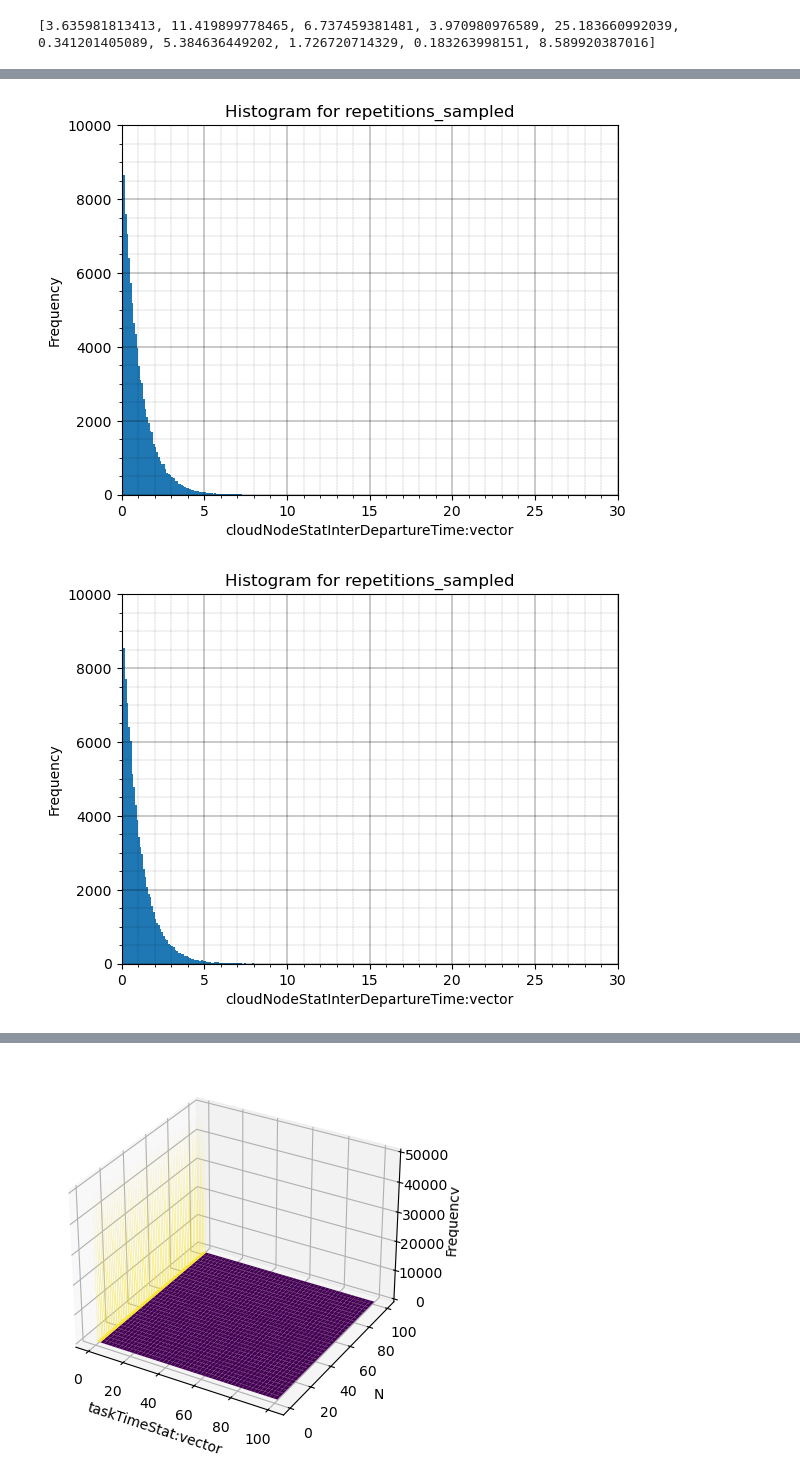
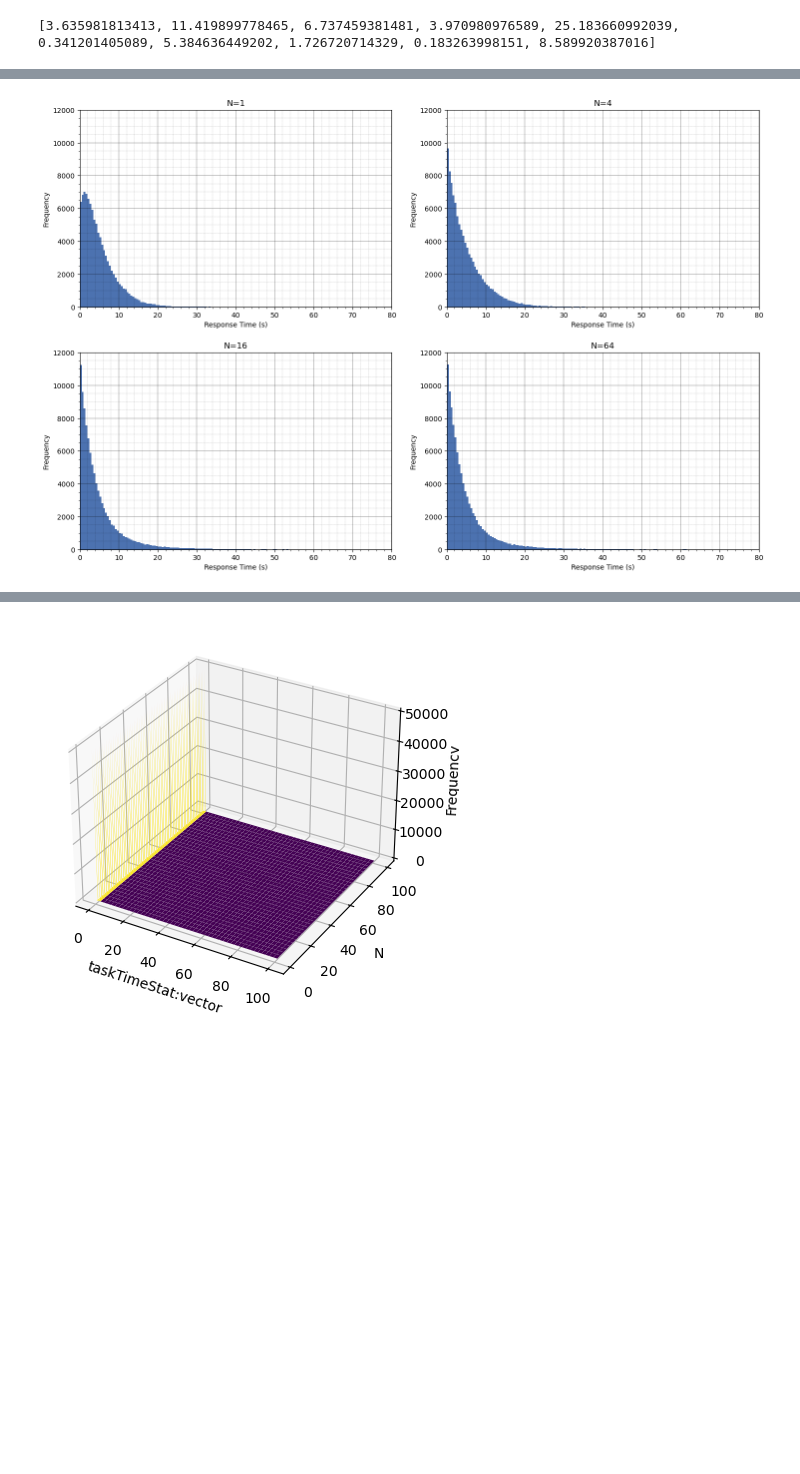
Before and after one commit to AlessandroDeMedici/pe-project, a Jupyter notebook: jupyter/Data_analysis.ipynb, the cells around one changed output, grey strips where cells are left out. Saved outputs shown, nothing was run; the diff lists cells and outputs as text; code cells hidden in the pictures; blank space fills up the shorter version.

Commit message:
:chart_with_upwards_trend: Script per grafici stabilità e nuovi range nel .ini

```diff
--- a/jupyter/Data_analysis.ipynb
+++ b/jupyter/Data_analysis.ipynb
@@ -12,7 +12,7 @@ if len(sys.argv) != 3 and 0:
     print('Usage: python autocorrelation.py <json_file> <stat>')
     sys.exit(1)
 
-json_file = "../simulations/results/DataAnalysis_p_0.5_interDeparture.json" # sys.argv[1]
+json_file = "../simulations/results/DataAnalysis_p_0.5.json" # sys.argv[1]
 
 f = open(json_file, 'r')
 data = json.load(f)
@@ -25,6 +25,7 @@ data loaded
 import numpy as np
 
 stat = 'taskTimeStat:vector'  #sys.argv[2]
+stat = 'cloudNodeStatInterDepartureTime:vector'
 # taskTimeStat:vector
 # cloudNodeStatInterDepartureTime:vector
 
@@ -172,6 +152,16 @@ for distr in repetitions_sampled_sbagliato:
 print(repetitions_sampled['1']['true'][1][:10])
 # %% [output]
 [3.635981813413, 11.419899778465, 6.737459381481, 3.970980976589, 25.183660992039, 0.341201405089, 5.384636449202, 1.726720714329, 0.183263998151, 8.589920387016]
+# %%
+# Usa questo per riprendere i valori dai json salvati bene
+
+# load repetitions_sampled from json
+with open('repetitions_sampled.json', 'r') as f:
+    repetitions_sampled = json.load(f)
+
+# load repetitions_original from json
+with open('repetitions_original.json', 'r') as f:
+    repetitions_original = json.load(f)
 # %%
 # Plot variance with respect to the number of samples (to check if the variance converges to a value)
 
@@ -302,30 +349,45 @@ plt.show()
 # %%
 # Plot histogram for repetitions_sampled['1']['false'][10]
-repetitions = repetitions_original['1']['true'][1]
-# make bins of size 0.01
-plt.hist(repetitions, bins=np.arange(0, max(repetitions) + 0.1, 0.1))
-plt.xlabel(stat)
-plt.ylabel('Frequency')
-plt.title('Histogram for repetitions_sampled')
-plt.xlim(left=0, right=30)
-plt.ylim(bottom=0, top=10000)
-plt.grid(True, which='major', linestyle='-', linewidth='0.3', color='black')
-plt.minorticks_on()
-plt.grid(True, which='minor', linestyle=':', linewidth='0.2', color='black')
+distr_plot = '1'
+N_values = [1, 4, 16, 64]
+experiment = repetitions_original[distr_plot]['true']
+stat = 'taskTimeStat:vector'
+
+if distr_plot == '1' and stat == 'taskTimeStat:vector':
+    xlim = 80
+    ylimit = 12000
+    binsize = 0.5
+    XLABEL = 'Response Time (s)'
+elif distr_plot == '0' and stat == 'timeStat:vector':
+    xlim = 55
+    ylimit = 55000
+    binsize = 0.5
+    XLABEL = 'Response Time (s)'
+else:
+    print("NO")
+
+
+
+#print(np.arange(0, max(experiment[10]) + binsize, binsize))
+
+fig, axs = plt.subplots(2, 2, figsize=(15, 10))
+axs = axs.flatten()
+# No need to modify anything here as the x ticks are already shown in each plot
+for i, n in enumerate(N_values):
+    repetitions = experiment[n]
+    axs[i].hist(repetitions, bins=np.arange(0, max(repetitions) + binsize, binsize), color='#4c72b0')
+    axs[i].set_ylabel('Frequency')
+    axs[i].set_title(f'N={n}')
+    axs[i].grid(True, which='major', linestyle='-', linewidth='0.3', color='black')
+    axs[i].minorticks_on()
+    axs[i].grid(True, which='minor', linestyle=':', linewidth='0.2', color='black')
+    axs[i].set_xlim(left=0, right=xlim)
+    axs[i].set_ylim(top=ylimit, bottom=0)
+    axs[i].set_xlabel(XLABEL)
+
+plt.tight_layout(pad=2.0)
+
+#plt.savefig('interdeparturetime_histograms_exp_segregation.pdf', format='pdf')
 plt.show()
-
-# Plot histogram for repetitions_sampled['1']['false'][10]
-repetitions = repetitions_original['1']['true'][10]
-plt.hist(repetitions, bins=np.arange(0, max(repetitions) + 0.1, 0.1))
-plt.xlabel(stat)
-plt.ylabel('Frequency')
-plt.title('Histogram for repetitions_sampled')
-plt.xlim(left=0, right=30)
-plt.ylim(bottom=0, top=10000)
-plt.grid(True, which='major', linestyle='-', linewidth='0.3', color='black')
-plt.minorticks_on()
-plt.grid(True, which='minor', linestyle=':', linewidth='0.2', color='black')
-plt.show()
 # %% [output]
-[figure, old version]
+[figure, new version]
-[figure, removed]
```
Also changed, not shown: parts of 9 cells of this notebook, 2 other files.
